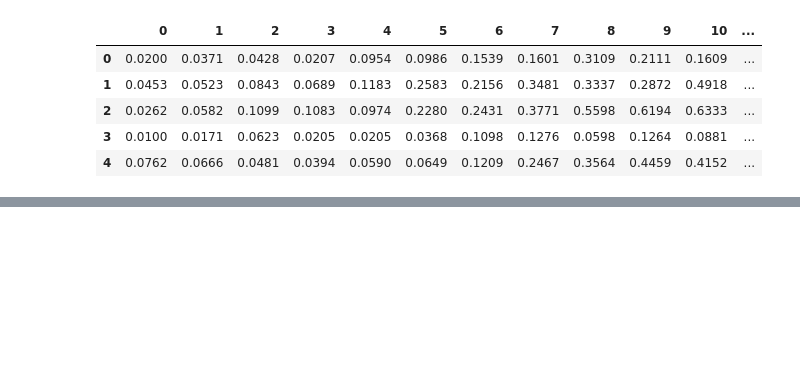
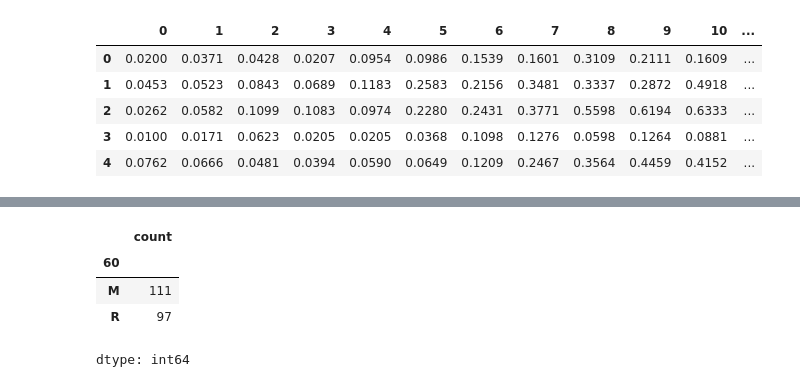
Before and after one commit to tanishqharit/Rock_vs_Mine_Prediction, a Jupyter notebook: Rock_vs_Mine_Prediction.ipynb, the cells around one changed output, grey strips where cells are left out. Drawn from its saved outputs; the diff is of its cells as text; code cells hidden in the pictures; blank space fills up the shorter version.

```diff
--- a/Rock_vs_Mine_Prediction.ipynb
+++ b/Rock_vs_Mine_Prediction.ipynb
@@ -23,0 +44,9 @@ sonar_data.head()
+# %%
+# countnig Mines and Rocks in data using index, in this case 60
+sonar_data[60].value_counts()
+# %% [output]
+|  | count |
+| 60 |  |
+| M | 111 |
+| R | 97 |
+dtype: int64
```
Also changed, not shown: parts of 13 cells of this notebook.
